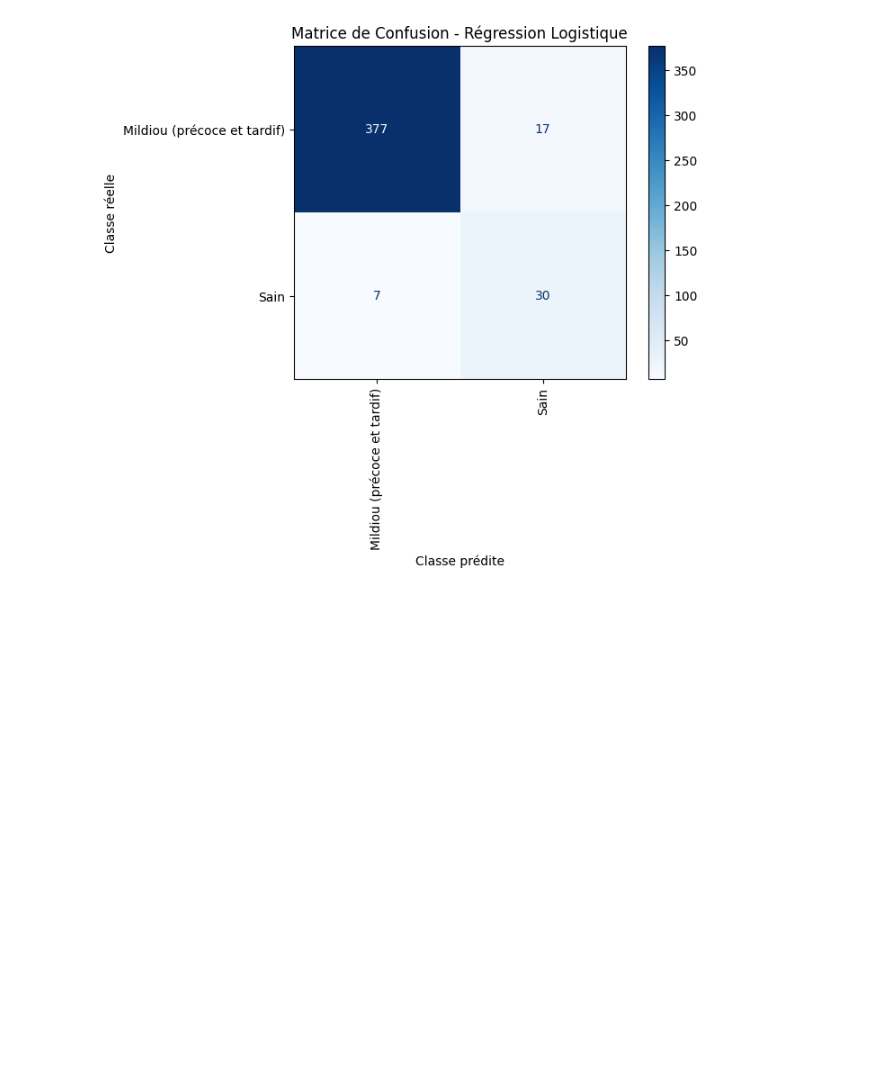
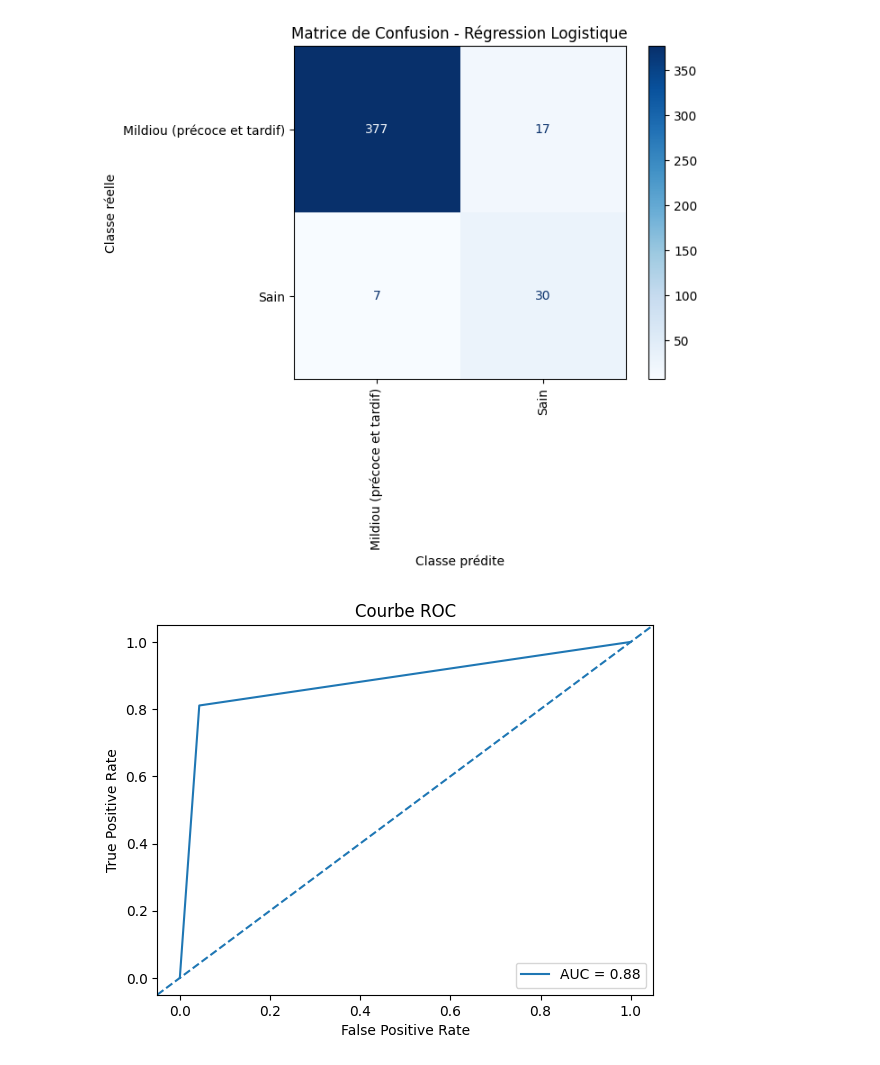
Before and after one commit to leciet/ANALDON, a Jupyter notebook: Projet_ML_knn_rl.ipynb, the cells around one changed output. Drawn from its saved outputs; the diff is of its cells as text; code cells hidden in the pictures; blank space fills up the shorter version.

Commit message:
ajout courbe ROC

```diff
--- a/Projet_ML_knn_rl.ipynb
+++ b/Projet_ML_knn_rl.ipynb
@@ -344,3 +348,17 @@ Rapport de classification :
    macro avg       0.81      0.88      0.84       431
 weighted avg       0.95      0.94      0.95       431
 [figure]
+# %%
+# AUC
+fpr,tpr,_=roc_curve(y_test_binary,y_test_pred)
+roc_auc=auc(fpr,tpr)
+plt.figure()
+plt.plot(fpr,tpr,label='AUC = %0.2f'% roc_auc)
+plt.axline((0,0),slope=1,linestyle='--')
+plt.xlabel('False Positive Rate')
+plt.ylabel('True Positive Rate')
+plt.title('Courbe ROC')
+plt.legend(loc='lower right')
+plt.show()
+# %% [output]
+[figure, added]
```
Also changed, not shown: parts of 3 cells of this notebook.
